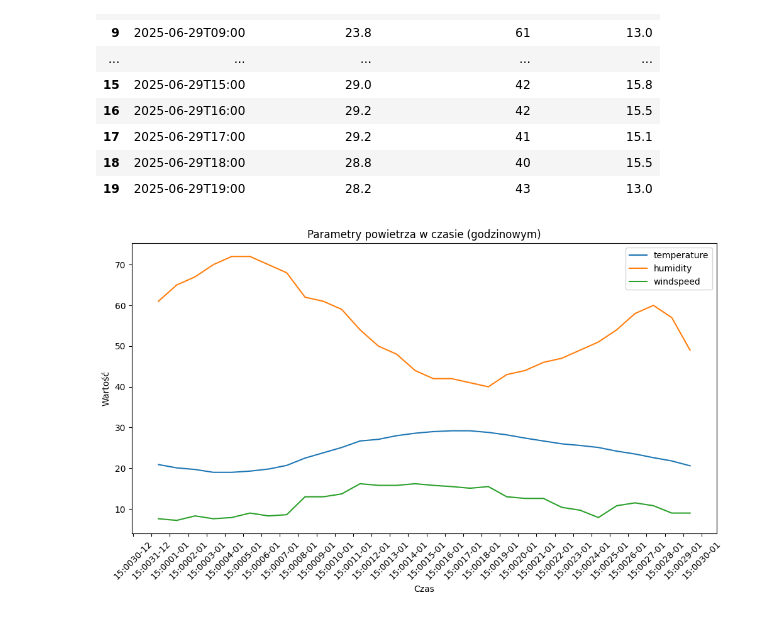
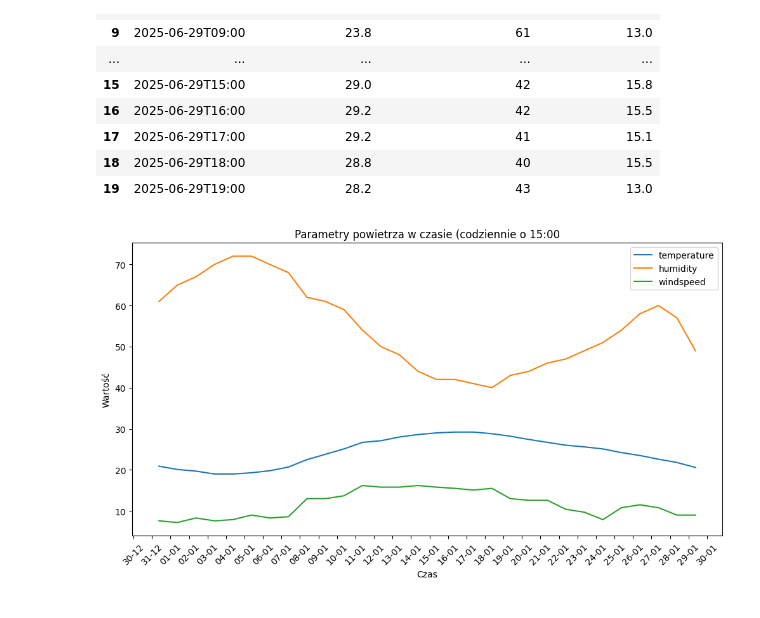
Before and after one commit to Falisty1612/jakosc_powietrza_projekt, a Jupyter notebook: src/exploration_meteo.ipynb, the cells around one changed output. Cells and saved outputs as stored; diff of their text form; code cells hidden in the pictures.

```diff
--- a/src/exploration_meteo.ipynb
+++ b/src/exploration_meteo.ipynb
@@ -49,21 +49,21 @@ meteo.columns
 subset = meteo.head(30) #wybieramy pierwsze 50 wierszy
 # %%
 mp.figure(figsize=(12, 6))
-mp.title("Parametry powietrza w czasie (godzinowym)")
+mp.title("Parametry powietrza w czasie (codziennie o 15:00")
 mp.xlabel("Czas")
 mp.ylabel("Wartość")
 
 
-# Formatowanie osi X – co 4 godziny
+# Formatowanie osi X – co 24 godziny
 mp.gca().xaxis.set_major_locator(mdates.HourLocator(interval=24))
-mp.gca().xaxis.set_major_formatter(mdates.DateFormatter('%H:%M%d-%m'))
+mp.gca().xaxis.set_major_formatter(mdates.DateFormatter('%d-%m'))
 
 
 mp.plot(subset["time"], subset["temperature_2m"], label="temperature")
 mp.plot(subset["time"], subset["relative_humidity_2m"], label="humidity")
 mp.plot(subset["time"], subset["windspeed_10m"], label="windspeed")
 mp.legend()
 mp.xticks(rotation=45)
 mp.show()
 # %% [output]
-[figure, old version]
+[figure, new version]
```
